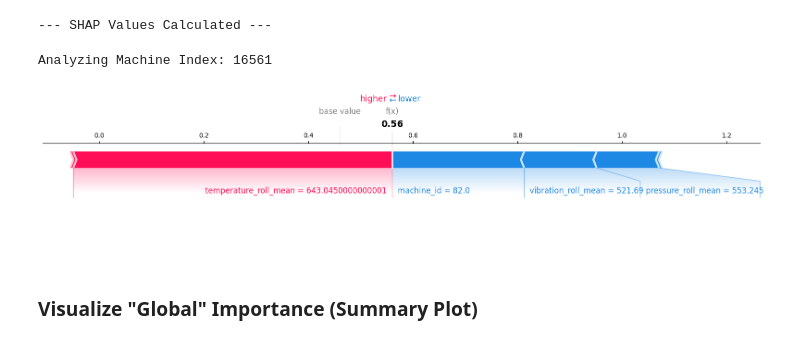
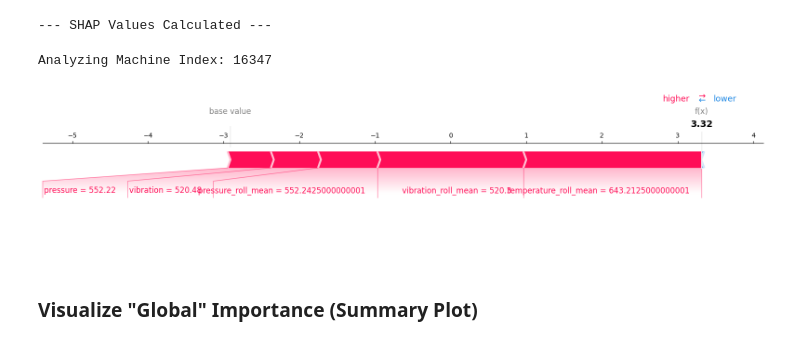
Before and after one commit to suryadipbera1256/IOT-Predictive-Maintenance-Engine, a Jupyter notebook: factory_guard_experiment.ipynb, the cells around one changed output. Cells and saved outputs as stored; diff of their text form; code cells hidden in the pictures.

```diff
--- a/factory_guard_experiment.ipynb
+++ b/factory_guard_experiment.ipynb
@@ -644,39 +579,0 @@ weighted avg       0.94      0.94      0.93      4067
-# %%
-from sklearn.model_selection import RandomizedSearchCV
-import xgboost as xgb
-from sklearn.metrics import accuracy_score, classification_report, confusion_matrix
-
-num_neg = (y_train == 0).sum()
-num_pos = (y_train == 1).sum()
-ratio = num_neg / num_pos
-# Define the grid of parameters to search
-param_grid = {
-    # Increase the learning rate options so it learns faster
-    'learning_rate': [0.05, 0.1, 0.01,0.001],
-
-    # Give it more trees (steps) to do the work
-    'n_estimators': [200, 300, 500, 100],
-
-    # Reduce depth slightly to focus on stable patterns, not noise
-    'max_depth': [3, 4, 5, 7],
-
-    # Keep these to prevent overfitting
-    'subsample': [0.8, 1.0],
-    'colsample_bytree': [0.8, 1.0]
-}
-
-# Re-run the search
-random_search = RandomizedSearchCV(
-    estimator=xgb.XGBClassifier(scale_pos_weight=ratio, random_state=42),
-    param_distributions=param_grid,
-    n_iter=15, # Try 15 combinations this time
-    scoring='f1',
-    cv=3,
-    verbose=1,
-    n_jobs=-1
-)
-
-random_search.fit(X_train, y_train)
-
-print(f"New Best Params: {random_search.best_params_}")
-print(f"New Best F1 Score: {random_search.best_score_}")
@@ -812,7 +623,7 @@ shap.initjs()
 
 # 2. Create the Explainer
 # We pass the trained model to it
-explainer = shap.TreeExplainer(model_xgb, X_train)
+explainer = shap.TreeExplainer(xgb_model, X_train)
 
 # 3. Calculate SHAP values for the Test Set
 # (This might take a minute if your dataset is huge)
@@ -830,36 +641,36 @@ import numpy as np
 
 
 if 'explainer' not in globals():
-    explainer = shap.TreeExplainer(model, X_train_smote)
+    explainer = shap.TreeExplainer(xgb_model, X_train_smote)
 
 if 'shap_values' not in globals():
     shap_values = explainer.shap_values(X_test)
 
 # Select correct SHAP array for plotting (handle list vs ndarray)
 if isinstance(shap_values, list):
     shap_arr = shap_values[1] if len(shap_values) > 1 else shap_values[0]
 else:
     shap_arr = shap_values
 
 # Normalize expected value similarly
 exp_val = explainer.expected_value
 if isinstance(exp_val, (list, np.ndarray)):
     exp_val = exp_val[1] if len(exp_val) > 1 else exp_val[0]
 
 # Choose a failure index (fallback to first index if no failures in y_test)
 if (y_test == 1).any():
     failure_index = y_test[y_test == 1].index[0]
 else:
     failure_index = y_test.index[0]
 
 loc_index = X_test.index.get_loc(failure_index)
 print(f"Analyzing Machine Index: {failure_index}")
 
 # Plot force plot for the chosen sample (matplotlib renderer)
 shap.force_plot(exp_val, shap_arr[loc_index, :], X_test.iloc[loc_index, :], matplotlib=True)
 # %% [output]
-Analyzing Machine Index: 16561
+Analyzing Machine Index: 16347
-[figure, old version]
+[figure, new version]
 # %% [markdown]
 ### Visualize "Global" Importance (Summary Plot)
 # %%
```
Also changed, not shown: parts of 54 cells of this notebook.
